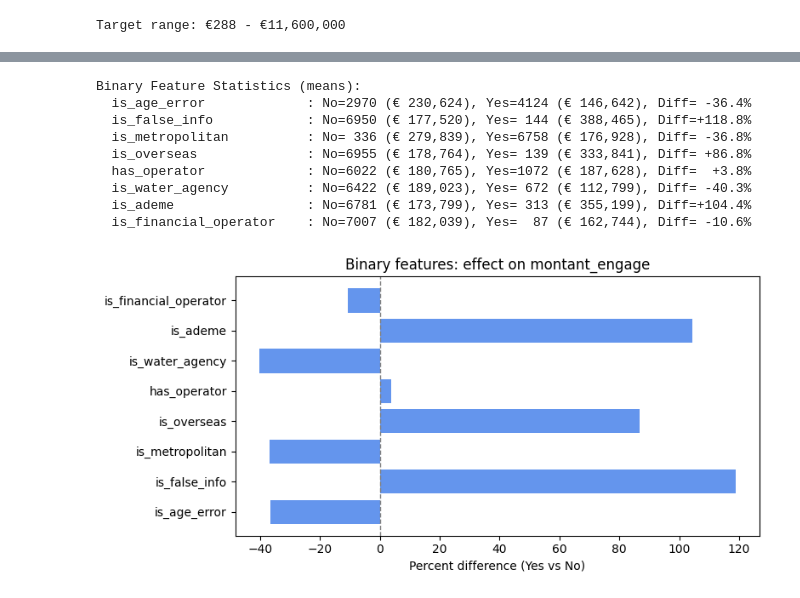
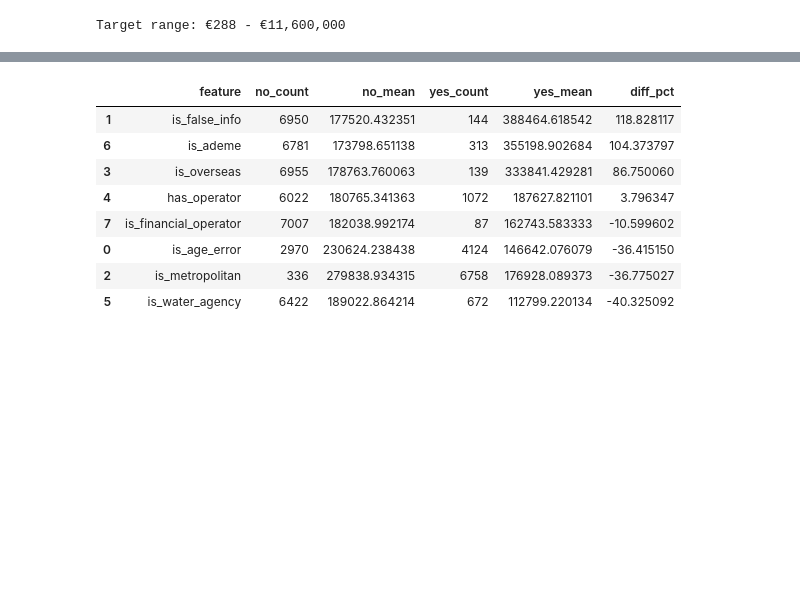
Before and after one commit to sofiasedlova/decision-tree-challenge, a Jupyter notebook: data_exploration.ipynb, the cells around one changed output, grey strips where cells are left out. Saved outputs shown, nothing was run; the diff lists cells and outputs as text; code cells hidden in the pictures; blank space fills up the shorter version.

```diff
--- a/data_exploration.ipynb
+++ b/data_exploration.ipynb
@@ -1358,49 +1312,44 @@ Comment on the numeric variables
 # %%
-# Simple binary feature check (beginner style)
+# Simple binary feature check
 binary_features = [
     'is_age_error', 'is_false_info', 'is_metropolitan', 'is_overseas',
     'has_operator', 'is_water_agency', 'is_ademe', 'is_financial_operator'
 ]
 
-# Keep only columns that are present
 binary_features = [f for f in binary_features if f in X_viz.columns]
 
-print("\nBinary Feature Statistics (means):")
-stats = []  # collect for plotting later
+rows = []
 for feature in binary_features:
     no_mask = X_viz[feature] == 0
     yes_mask = X_viz[feature] == 1
 
     count_0 = no_mask.sum()
     count_1 = yes_mask.sum()
     mean_0 = y_viz[no_mask].mean()
     mean_1 = y_viz[yes_mask].mean()
     diff = mean_1 - mean_0
     pct_diff = (diff / mean_0 * 100) if mean_0 != 0 else 0
 
-    print(f"  {feature:25s}: No={count_0:4d} (€{mean_0:8,.0f}), Yes={count_1:4d} (€{mean_1:8,.0f}), Diff={pct_diff:+6.1f}%")
-    stats.append((feature, mean_0, mean_1, pct_diff))
+    rows.append({
+        'feature': feature,
+        'no_count': int(count_0),
+        'no_mean': float(mean_0),
+        'yes_count': int(count_1),
+        'yes_mean': float(mean_1),
+        'diff_pct': pct_diff
+    })
 
-# Quick bar chart of percent difference (Yes vs No)
-features = [row[0] for row in stats]
-pct_diffs = [row[3] for row in stats]
+binary_stats = pd.DataFrame(rows).sort_values(by='diff_pct', ascending=False)
 
-plt.figure(figsize=(8, 4))
-plt.barh(features, pct_diffs, color='cornflowerblue')
-plt.axvline(0, color='gray', linestyle='--', linewidth=1)
-plt.xlabel('Percent difference (Yes vs No)')
-plt.title('Binary features: effect on montant_engage')
-plt.tight_layout()
-plt.show()
+display(binary_stats)
 # %% [output]
-Binary Feature Statistics (means):
-  is_age_error             : No=2970 (€ 230,624), Yes=4124 (€ 146,642), Diff= -36.4%
-  is_false_info            : No=6950 (€ 177,520), Yes= 144 (€ 388,465), Diff=+118.8%
-  is_metropolitan          : No= 336 (€ 279,839), Yes=6758 (€ 176,928), Diff= -36.8%
-  is_overseas              : No=6955 (€ 178,764), Yes= 139 (€ 333,841), Diff= +86.8%
-  has_operator             : No=6022 (€ 180,765), Yes=1072 (€ 187,628), Diff=  +3.8%
-  is_water_agency          : No=6422 (€ 189,023), Yes= 672 (€ 112,799), Diff= -40.3%
-  is_ademe                 : No=6781 (€ 173,799), Yes= 313 (€ 355,199), Diff=+104.4%
-  is_financial_operator    : No=7007 (€ 182,039), Yes=  87 (€ 162,744), Diff= -10.6%
-[figure, removed]
+|  | feature | no_count | no_mean | yes_count | yes_mean | diff_pct |
+| 1 | is_false_info | 6950 | 177520.432351 | 144 | 388464.618542 | 118.828117 |
+| 6 | is_ademe | 6781 | 173798.651138 | 313 | 355198.902684 | 104.373797 |
+| 3 | is_overseas | 6955 | 178763.760063 | 139 | 333841.429281 | 86.750060 |
+| 4 | has_operator | 6022 | 180765.341363 | 1072 | 187627.821101 | 3.796347 |
+| 7 | is_financial_operator | 7007 | 182038.992174 | 87 | 162743.583333 | -10.599602 |
+| 0 | is_age_error | 2970 | 230624.238438 | 4124 | 146642.076079 | -36.415150 |
+| 2 | is_metropolitan | 336 | 279838.934315 | 6758 | 176928.089373 | -36.775027 |
+| 5 | is_water_agency | 6422 | 189022.864214 | 672 | 112799.220134 | -40.325092 |
 # %% [markdown]
```
Also changed, not shown: parts of 22 cells of this notebook, 1 other file.
